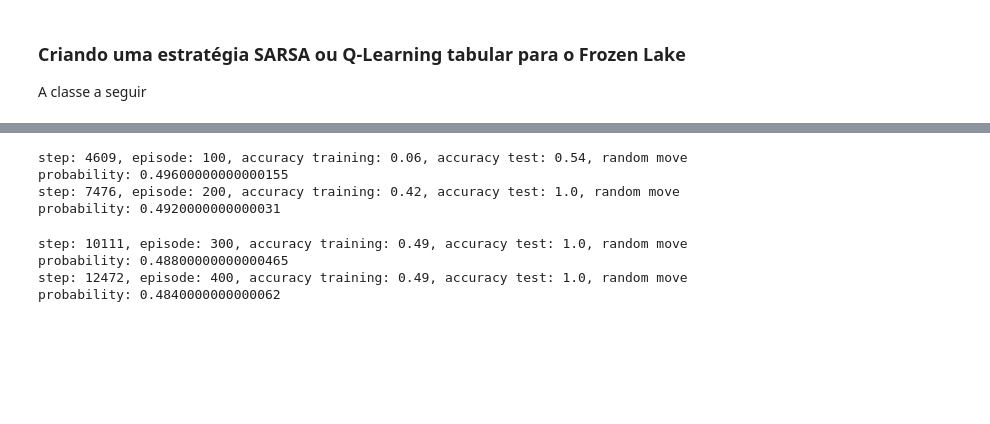
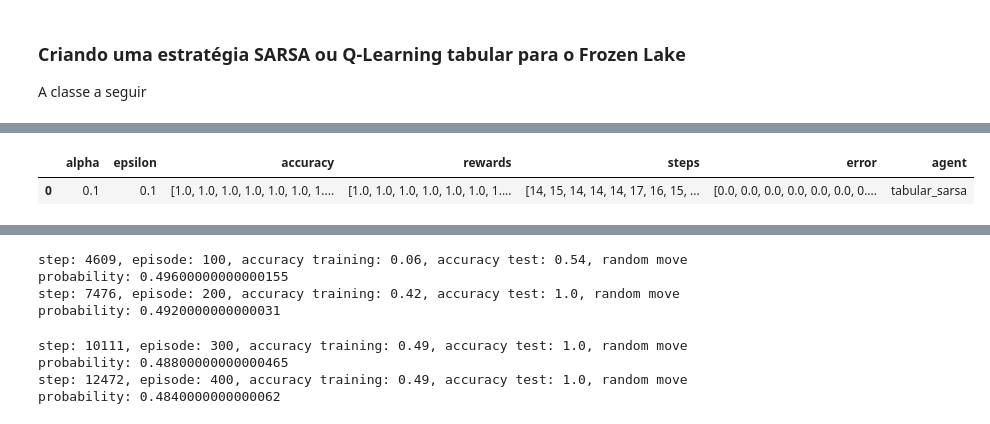
Before and after one commit to eduardoplima/rl-imd, a Jupyter notebook: relatorio_aprendizado_reforco.ipynb, the cells around one changed output, grey strips where cells are left out. Cells and saved outputs as stored; diff of their text form; code cells hidden in the pictures; blank space fills up the shorter version.

```diff
--- a/relatorio_aprendizado_reforco.ipynb
+++ b/relatorio_aprendizado_reforco.ipynb
@@ -406,0 +427,4 @@ def train_agent(agent, is_using_Sarsa):
+# %%
+alphas = [0.1, 0.2, 0.3, 0.4, 0.5, 0.6, 0.7, 0.8, 0.9]
+epsilons = [0.1, 0.2, 0.3, 0.4, 0.5, 0.6, 0.7, 0.8, 0.9]
+gammas = [0.1, 0.2, 0.3, 0.4, 0.5, 0.6, 0.7, 0.8, 0.9]
@@ -406,0 +435,29 @@ def train_agent(agent, is_using_Sarsa):
+# %%
+df_experiments = pd.DataFrame(columns=['alpha', 'epsilon', 'accuracy', 'rewards', 'steps', 'error', 'agent'])
+
+for alpha in alphas:
+    for epsilon in epsilons:
+        print(f'Rodando alpha {alpha} e epsilon {epsilon}')
+        agent_sarsa.alpha_learning_rate = alpha
+        agent_sarsa.epsilon = epsilon
+        agent_q.alpha_learning_rate = alpha
+        agent_q.epsilon = epsilon
+        after_training_sarsa, rewards_sarsa, steps_sarsa, accuracies_sarsa = train_agent(agent_sarsa, True)
+        error = agent_sarsa.training_error
+        df_experiments = pd.concat([df_experiments, pd.DataFrame({'alpha': [alpha],
+                                                                  'epsilon': [epsilon],
+                                                                  'accuracy': [accuracies_sarsa],
+                                                                  'rewards': [rewards_sarsa],
+                                                                  'steps': [steps_sarsa],
+                                                                  'error': [error],
+                                                                  'agent': ['tabular_sarsa']})])
+        after_training_q, rewards_q, steps_q, accuracies_q = train_agent(agent_q, False)
+        error = agent_q.training_error
+        df_experiments = pd.concat([df_experiments, pd.DataFrame({'alpha': [alpha],
+                                                                  'epsilon': [epsilon],
+                                                                  'accuracy': [accuracies_q],
+                                                                  'rewards': [rewards_q],
+                                                                  'steps': [steps_q],
+                                                                  'error': [error],
+                                                                  'agent': ['tabular_q']})])
+        print(f'Len experiments {len(df_experiments)}')
@@ -406,0 +480,11 @@ def train_agent(agent, is_using_Sarsa):
+# %%
+pd.concat([df_experiments, pd.DataFrame({'alpha': [alpha],
+                                                                  'epsilon': [epsilon],
+                                                                  'accuracy': [accuracies_sarsa],
+                                                                  'rewards': [rewards_sarsa],
+                                                                  'steps': [steps_sarsa],
+                                                                  'error': [error],
+                                                                  'agent': ['tabular_sarsa']})])
+# %% [output]
+|  | alpha | epsilon | accuracy | rewards | steps | error | agent |
+| 0 | 0.1 | 0.1 | [1.0, 1.0, 1.0, 1.0, 1.0, 1.0, 1.... | [1.0, 1.0, 1.0, 1.0, 1.0, 1.0, 1.... | [14, 15, 14, 14, 14, 17, 16, 15, ... | [0.0, 0.0, 0.0, 0.0, 0.0, 0.0, 0.... | tabular_sarsa |
```
Also changed, not shown: parts of 14 cells of this notebook.
